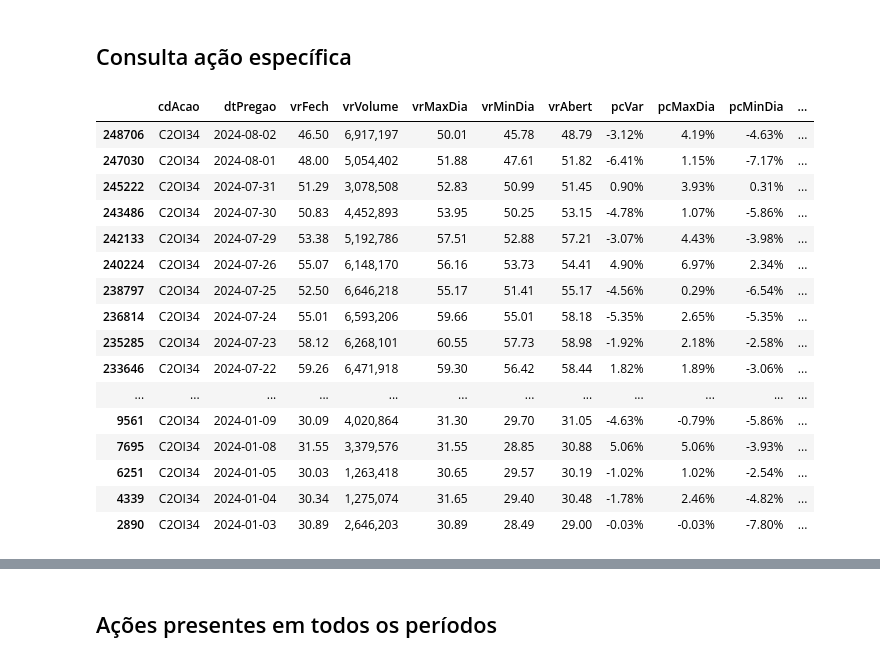
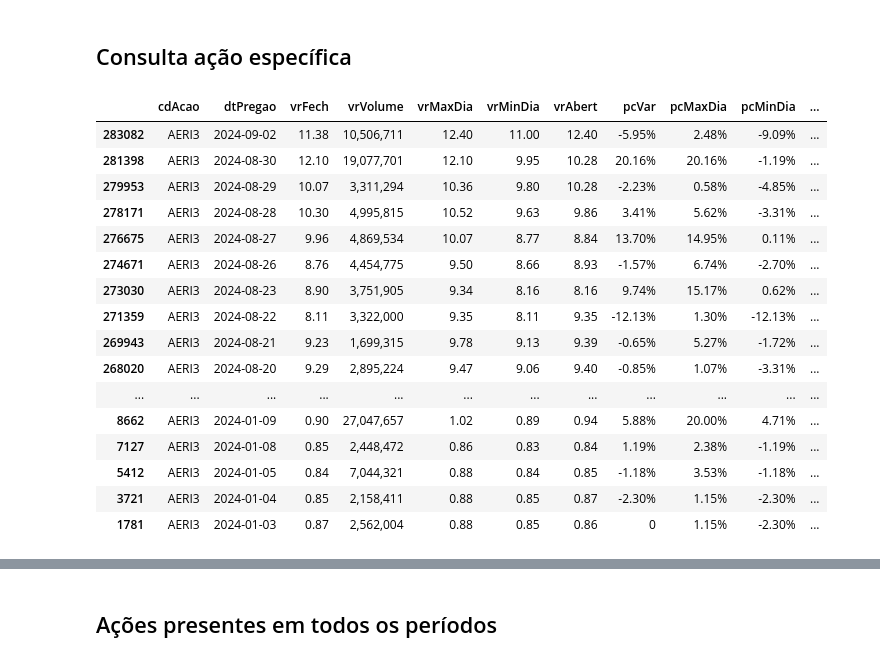
Before and after one commit to alexandre-esmeraldo/StockManager, a Jupyter notebook: StockManager_Processamento.ipynb, the cells around one changed output, grey strips where cells are left out. Saved outputs shown, nothing was run; the diff lists cells and outputs as text; code cells hidden in the pictures.

```diff
--- a/StockManager_Processamento.ipynb
+++ b/StockManager_Processamento.ipynb
@@ -211,22 +201,22 @@ printmd(f'**<div class={font_color}>Status {a}</div>**')
 # %% [markdown]
 ## Consulta ação específica
 # %%
-consulta_acao_formatada(df, "C2OI34")[:-1]
+consulta_acao_formatada(df, "AERI3")[:-1]
 # %% [output]
 |  | cdAcao | dtPregao | vrFech | vrVolume | vrMaxDia | vrMinDia | vrAbert | pcVar | pcMaxDia | pcMinDia | ... |
-| 248706 | C2OI34 | 2024-08-02 | 46.50 | 6,917,197 | 50.01 | 45.78 | 48.79 | -3.12% | 4.19% | -4.63% | ... |
-| 247030 | C2OI34 | 2024-08-01 | 48.00 | 5,054,402 | 51.88 | 47.61 | 51.82 | -6.41% | 1.15% | -7.17% | ... |
-| 245222 | C2OI34 | 2024-07-31 | 51.29 | 3,078,508 | 52.83 | 50.99 | 51.45 | 0.90% | 3.93% | 0.31% | ... |
-| 243486 | C2OI34 | 2024-07-30 | 50.83 | 4,452,893 | 53.95 | 50.25 | 53.15 | -4.78% | 1.07% | -5.86% | ... |
-| 242133 | C2OI34 | 2024-07-29 | 53.38 | 5,192,786 | 57.51 | 52.88 | 57.21 | -3.07% | 4.43% | -3.98% | ... |
-| 240224 | C2OI34 | 2024-07-26 | 55.07 | 6,148,170 | 56.16 | 53.73 | 54.41 | 4.90% | 6.97% | 2.34% | ... |
-| 238797 | C2OI34 | 2024-07-25 | 52.50 | 6,646,218 | 55.17 | 51.41 | 55.17 | -4.56% | 0.29% | -6.54% | ... |
-| 236814 | C2OI34 | 2024-07-24 | 55.01 | 6,593,206 | 59.66 | 55.01 | 58.18 | -5.35% | 2.65% | -5.35% | ... |
-| 235285 | C2OI34 | 2024-07-23 | 58.12 | 6,268,101 | 60.55 | 57.73 | 58.98 | -1.92% | 2.18% | -2.58% | ... |
-| 233646 | C2OI34 | 2024-07-22 | 59.26 | 6,471,918 | 59.30 | 56.42 | 58.44 | 1.82% | 1.89% | -3.06% | ... |
+| 283082 | AERI3 | 2024-09-02 | 11.38 | 10,506,711 | 12.40 | 11.00 | 12.40 | -5.95% | 2.48% | -9.09% | ... |
+| 281398 | AERI3 | 2024-08-30 | 12.10 | 19,077,701 | 12.10 | 9.95 | 10.28 | 20.16% | 20.16% | -1.19% | ... |
+| 279953 | AERI3 | 2024-08-29 | 10.07 | 3,311,294 | 10.36 | 9.80 | 10.28 | -2.23% | 0.58% | -4.85% | ... |
+| 278171 | AERI3 | 2024-08-28 | 10.30 | 4,995,815 | 10.52 | 9.63 | 9.86 | 3.41% | 5.62% | -3.31% | ... |
+| 276675 | AERI3 | 2024-08-27 | 9.96 | 4,869,534 | 10.07 | 8.77 | 8.84 | 13.70% | 14.95% | 0.11% | ... |
+| 274671 | AERI3 | 2024-08-26 | 8.76 | 4,454,775 | 9.50 | 8.66 | 8.93 | -1.57% | 6.74% | -2.70% | ... |
+| 273030 | AERI3 | 2024-08-23 | 8.90 | 3,751,905 | 9.34 | 8.16 | 8.16 | 9.74% | 15.17% | 0.62% | ... |
+| 271359 | AERI3 | 2024-08-22 | 8.11 | 3,322,000 | 9.35 | 8.11 | 9.35 | -12.13% | 1.30% | -12.13% | ... |
+| 269943 | AERI3 | 2024-08-21 | 9.23 | 1,699,315 | 9.78 | 9.13 | 9.39 | -0.65% | 5.27% | -1.72% | ... |
+| 268020 | AERI3 | 2024-08-20 | 9.29 | 2,895,224 | 9.47 | 9.06 | 9.40 | -0.85% | 1.07% | -3.31% | ... |
 | ... | ... | ... | ... | ... | ... | ... | ... | ... | ... | ... | ... |
-| 9561 | C2OI34 | 2024-01-09 | 30.09 | 4,020,864 | 31.30 | 29.70 | 31.05 | -4.63% | -0.79% | -5.86% | ... |
-| 7695 | C2OI34 | 2024-01-08 | 31.55 | 3,379,576 | 31.55 | 28.85 | 30.88 | 5.06% | 5.06% | -3.93% | ... |
-| 6251 | C2OI34 | 2024-01-05 | 30.03 | 1,263,418 | 30.65 | 29.57 | 30.19 | -1.02% | 1.02% | -2.54% | ... |
-| 4339 | C2OI34 | 2024-01-04 | 30.34 | 1,275,074 | 31.65 | 29.40 | 30.48 | -1.78% | 2.46% | -4.82% | ... |
-| 2890 | C2OI34 | 2024-01-03 | 30.89 | 2,646,203 | 30.89 | 28.49 | 29.00 | -0.03% | -0.03% | -7.80% | ... |
+| 8662 | AERI3 | 2024-01-09 | 0.90 | 27,047,657 | 1.02 | 0.89 | 0.94 | 5.88% | 20.00% | 4.71% | ... |
+| 7127 | AERI3 | 2024-01-08 | 0.85 | 2,448,472 | 0.86 | 0.83 | 0.84 | 1.19% | 2.38% | -1.19% | ... |
+| 5412 | AERI3 | 2024-01-05 | 0.84 | 7,044,321 | 0.88 | 0.84 | 0.85 | -1.18% | 3.53% | -1.18% | ... |
+| 3721 | AERI3 | 2024-01-04 | 0.85 | 2,158,411 | 0.88 | 0.85 | 0.87 | -2.30% | 1.15% | -2.30% | ... |
+| 1781 | AERI3 | 2024-01-03 | 0.87 | 2,562,004 | 0.88 | 0.85 | 0.86 | 0 | 1.15% | -2.30% | ... |
```
Also changed, not shown: parts of 25 cells of this notebook.
